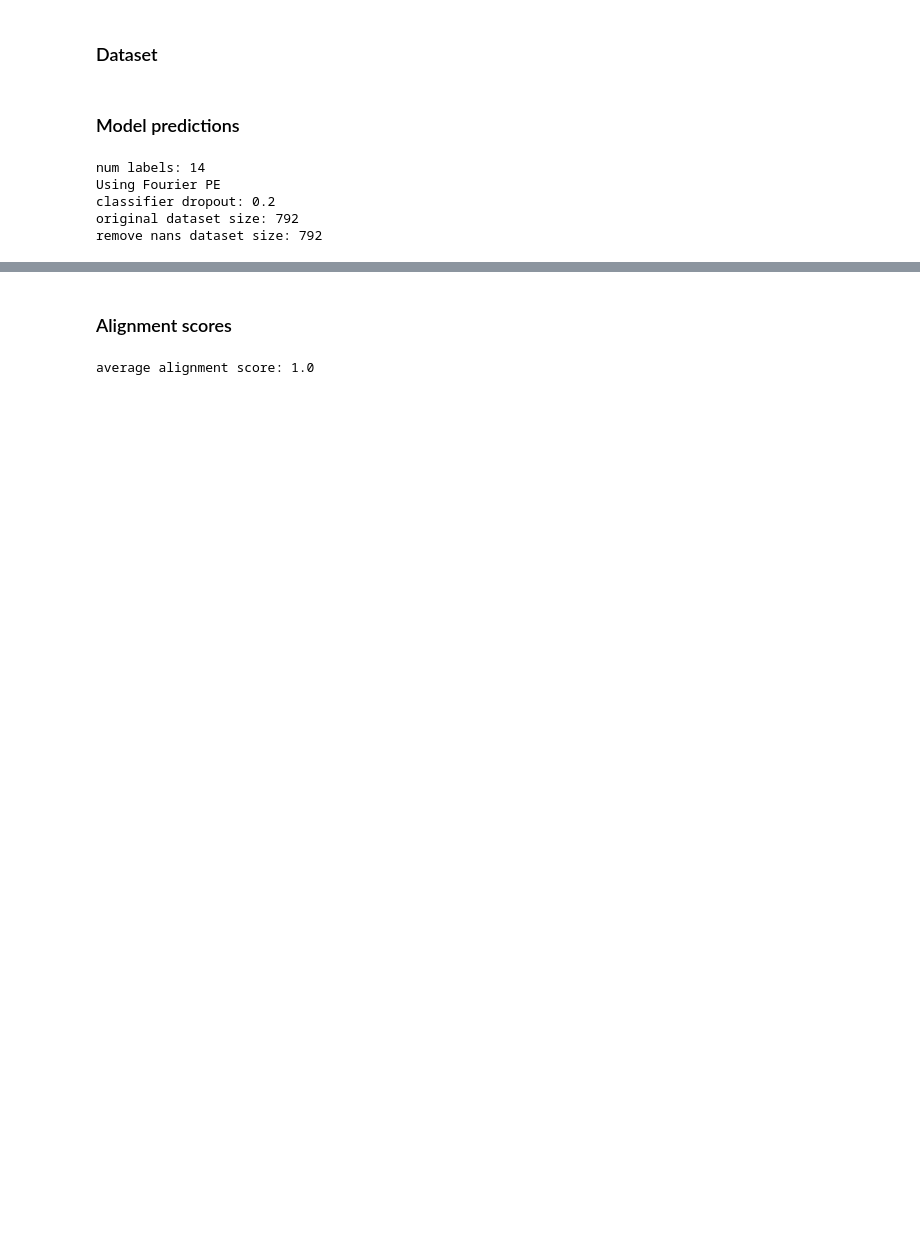
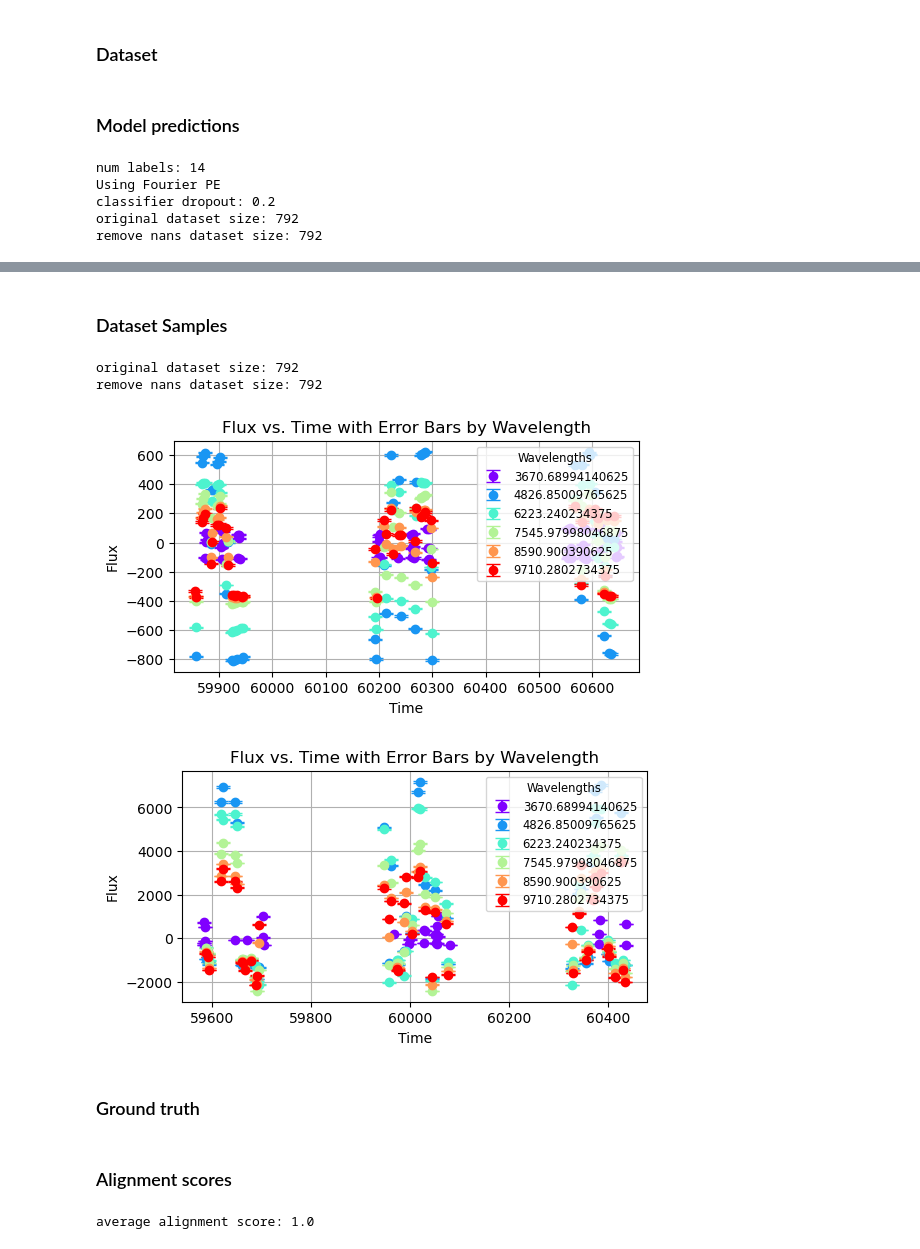
Before and after one commit to DebugML/exlib, a Jupyter notebook: notebooks/supernova.ipynb, the cells around one changed output, grey strips where cells are left out. Drawn from its saved outputs; the diff is of its cells as text; code cells hidden in the pictures; blank space fills up the shorter version.

```diff
--- a/notebooks/supernova.ipynb
+++ b/notebooks/supernova.ipynb
@@ -61,0 +64,72 @@ accuracy: 0.7967171717171717
+# %% [markdown]
+### Dataset Samples
+# %%
+config = InformerConfig.from_pretrained("BrachioLab/supernova-classification")
+test_dataloader = create_test_dataloader_raw(
+    config=config,
+    dataset=test_dataset,
+    batch_size=2,
+    compute_loss=True
+)
+# %% [output]
+original dataset size: 792
+remove nans dataset size: 792
+# %%
+def plot_data_by_wavelength(times, fluxes, errors, wavelengths, title):
+    unique_wavelengths = sorted(set(wavelengths))
+    color_map = plt.get_cmap('rainbow')
+    colors = color_map(np.linspace(0, 1, len(unique_wavelengths)))
+    wavelength_to_color = {w: c for w, c in zip(unique_wavelengths, colors)}
+
+    plt.figure(figsize=(6, 3))
+    for wavelength in unique_wavelengths:
+        indices = [i for i, w in enumerate(wavelengths) if w == wavelength]
+        plt.errorbar([times[i] for i in indices], [fluxes[i] for i in indices], yerr=[errors[i] for i in indices],
+                     fmt='o', color=wavelength_to_color[wavelength], capsize=5, label=f'{wavelength}')
+    plt.xlabel('Time')
+    plt.ylabel('Flux')
+    plt.title(title)
+    plt.legend(title="Wavelengths", loc='upper right', fontsize='small', title_fontsize='small')
+    plt.grid(True)
+    plt.show()
+# %%
+# dataset sample
+with torch.no_grad():
+    alignment_scores_all = []
+    for bi, batch in tqdm(enumerate(test_dataloader), total=len(test_dataloader)):
+        # prediction
+        batch = {k: v.to(device) for k, v in batch.items() if k != "objid"}
+
+        times_wv_column = batch['past_time_features'].to('cpu')
+        target_column = batch['past_values'].to('cpu')
+        x_column = np.concatenate((times_wv_column, target_column), axis=2) # time, wavelength, flux, flux_error
+        time_values = x_column[:, :, 0].tolist() # time_values is from 0 to 1, and if it is less than 300 random values
+        wavelength_values = x_column[:, :, 1].tolist()
+        flux_values = x_column[:, :, 2].tolist()
+        flux_error_values = x_column[:, :, 3].tolist()
+
+        valid_time_values_batch = []
+        valid_wavelength_values_batch = []
+        valid_flux_values_batch = []
+        valid_flux_error_values_batch = []
+        zeros_batch = []
+        valid_length_batch = []
+        pred_groups_batch = []
+        for idx, time_list in enumerate(time_values):
+            valid_length = next((j for j in range(1, len(time_list)) if time_list[j] <= time_list[j-1]), len(time_list))
+            valid_time_values_batch.append(time_list[:valid_length])
+            valid_wavelength_values_batch.append(wavelength_values[idx][:valid_length])
+            valid_flux_values_batch.append(flux_values[idx][:valid_length])
+            valid_flux_error_values_batch.append(flux_error_values[idx][:valid_length])
+            valid_length_batch.append(valid_length)
+
+        if bi == 0:
+            for j in range(len(valid_time_values_batch)):
+                plot_data_by_wavelength(valid_time_values_batch[j], valid_flux_values_batch[j],
+                                        valid_flux_error_values_batch[j], valid_wavelength_values_batch[j],
+                                        'Flux vs. Time with Error Bars by Wavelength')
+# %% [output]
+[figure, added]
+[figure, added]
+# %% [markdown]
+### Ground truth
```
Also changed, not shown: parts of 4 cells of this notebook.
